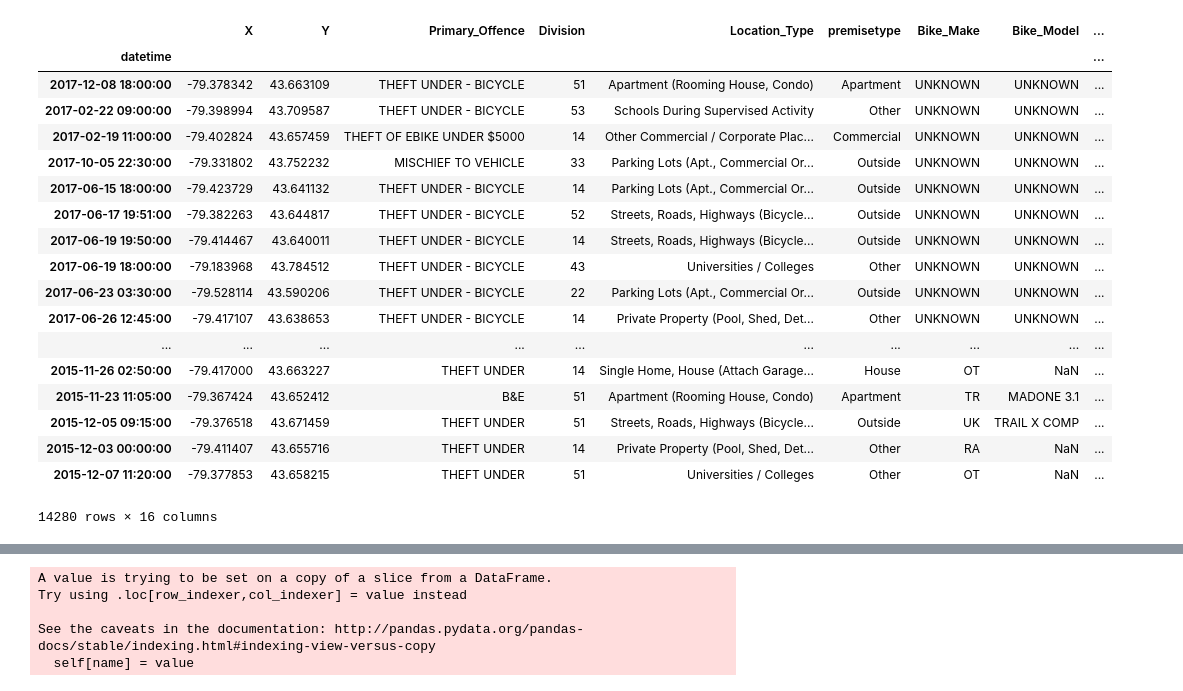
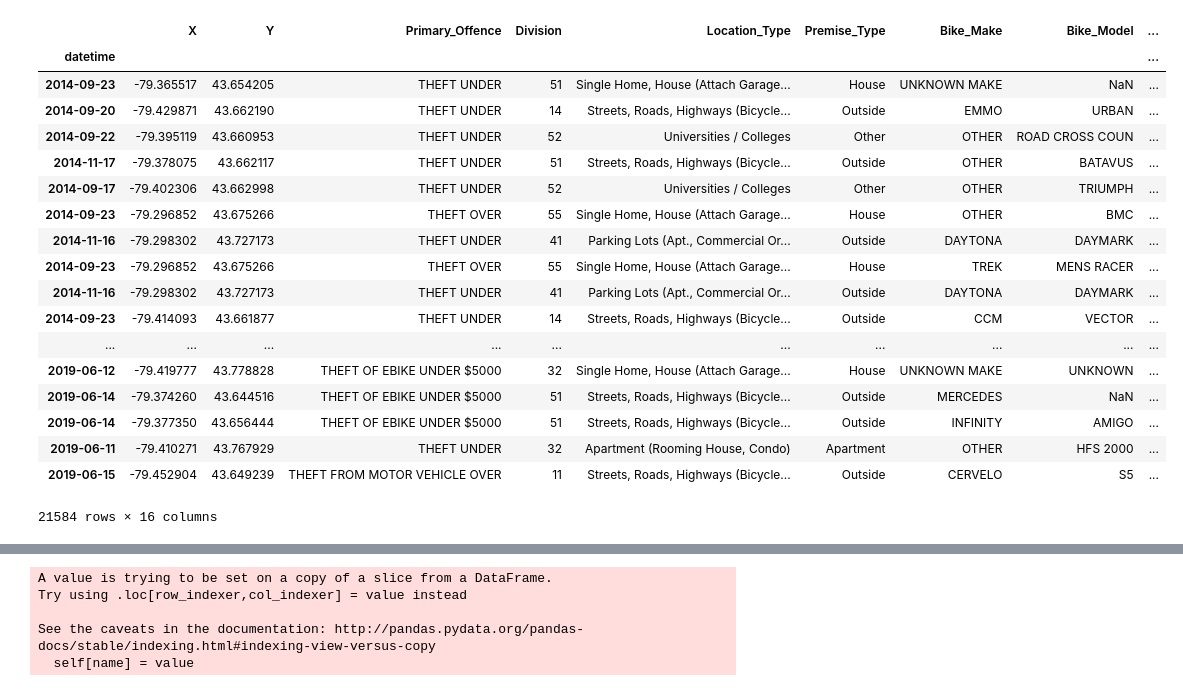
Before and after one commit to simonwongwong/TorontoBicycleCrimes, a Jupyter notebook: Toronto Bicycle Crimes.ipynb, the cells around one changed output, grey strips where cells are left out. Cells and saved outputs as stored; diff of their text form; code cells hidden in the pictures.

```diff
--- a/Toronto Bicycle Crimes.ipynb
+++ b/Toronto Bicycle Crimes.ipynb
@@ -17,31 +17,31 @@ chartify.color_palettes.create_palette(colors=['#155799', '#159957'],
 plt.rcParams['axes.prop_cycle'] = plt.cycler(color=['#003f5c','#00597b','#007494','#0090a6','#00adae','#00c9ad','#00e5a3','#23ff91',"#a2ffc0"])
 # %%
 crime_df = pd.read_csv("Bicycle_Thefts.csv", header=0)
-crime_df['datetime'] = pd.to_datetime(crime_df['Occurrence_Date'] + " " + crime_df['Occurrence_Time'])
+crime_df['datetime'] = pd.to_datetime(crime_df['Occurrence_Date'])# + " " + crime_df['Occurrence_Time'])
 crime_df.set_index("datetime", inplace=True)
-crime_df.drop(['Index_', "event_unique_id", "Occurrence_Date", "Occurrence_Year", "Occurrence_Month", "Occurrence_Day", "Occurrence_Time", "Hood_ID", "FID","City"], axis='columns', inplace=True)
+crime_df.drop(['Index_', "event_unique_id", "Occurrence_Date", "Occurrence_Year", "Occurrence_Month", "Occurrence_Day", "Occurrence_Time", "Hood_ID", "ObjectId","City"], axis='columns', inplace=True)
 
 crime_df
 # %% [output]
-|  | X | Y | Primary_Offence | Division | Location_Type | premisetype | Bike_Make | Bike_Model | ... |
+|  | X | Y | Primary_Offence | Division | Location_Type | Premise_Type | Bike_Make | Bike_Model | ... |
 | datetime |  |  |  |  |  |  |  |  | ... |
-| 2017-12-08 18:00:00 | -79.378342 | 43.663109 | THEFT UNDER - BICYCLE | 51 | Apartment (Rooming House, Condo) | Apartment | UNKNOWN | UNKNOWN | ... |
-| 2017-02-22 09:00:00 | -79.398994 | 43.709587 | THEFT UNDER - BICYCLE | 53 | Schools During Supervised Activity | Other | UNKNOWN | UNKNOWN | ... |
-| 2017-02-19 11:00:00 | -79.402824 | 43.657459 | THEFT OF EBIKE UNDER $5000 | 14 | Other Commercial / Corporate Plac... | Commercial | UNKNOWN | UNKNOWN | ... |
-| 2017-10-05 22:30:00 | -79.331802 | 43.752232 | MISCHIEF TO VEHICLE | 33 | Parking Lots (Apt., Commercial Or... | Outside | UNKNOWN | UNKNOWN | ... |
-| 2017-06-15 18:00:00 | -79.423729 | 43.641132 | THEFT UNDER - BICYCLE | 14 | Parking Lots (Apt., Commercial Or... | Outside | UNKNOWN | UNKNOWN | ... |
-| 2017-06-17 19:51:00 | -79.382263 | 43.644817 | THEFT UNDER - BICYCLE | 52 | Streets, Roads, Highways (Bicycle... | Outside | UNKNOWN | UNKNOWN | ... |
-| 2017-06-19 19:50:00 | -79.414467 | 43.640011 | THEFT UNDER - BICYCLE | 14 | Streets, Roads, Highways (Bicycle... | Outside | UNKNOWN | UNKNOWN | ... |
-| 2017-06-19 18:00:00 | -79.183968 | 43.784512 | THEFT UNDER - BICYCLE | 43 | Universities / Colleges | Other | UNKNOWN | UNKNOWN | ... |
-| 2017-06-23 03:30:00 | -79.528114 | 43.590206 | THEFT UNDER - BICYCLE | 22 | Parking Lots (Apt., Commercial Or... | Outside | UNKNOWN | UNKNOWN | ... |
-| 2017-06-26 12:45:00 | -79.417107 | 43.638653 | THEFT UNDER - BICYCLE | 14 | Private Property (Pool, Shed, Det... | Other | UNKNOWN | UNKNOWN | ... |
+| 2014-09-23 | -79.365517 | 43.654205 | THEFT UNDER | 51 | Single Home, House (Attach Garage... | House | UNKNOWN MAKE | NaN | ... |
+| 2014-09-20 | -79.429871 | 43.662190 | THEFT UNDER | 14 | Streets, Roads, Highways (Bicycle... | Outside | EMMO | URBAN | ... |
+| 2014-09-22 | -79.395119 | 43.660953 | THEFT UNDER | 52 | Universities / Colleges | Other | OTHER | ROAD CROSS COUN | ... |
+| 2014-11-17 | -79.378075 | 43.662117 | THEFT UNDER | 51 | Streets, Roads, Highways (Bicycle... | Outside | OTHER | BATAVUS | ... |
+| 2014-09-17 | -79.402306 | 43.662998 | THEFT UNDER | 52 | Universities / Colleges | Other | OTHER | TRIUMPH | ... |
+| 2014-09-23 | -79.296852 | 43.675266 | THEFT OVER | 55 | Single Home, House (Attach Garage... | House | OTHER | BMC | ... |
+| 2014-11-16 | -79.298302 | 43.727173 | THEFT UNDER | 41 | Parking Lots (Apt., Commercial Or... | Outside | DAYTONA | DAYMARK | ... |
+| 2014-09-23 | -79.296852 | 43.675266 | THEFT OVER | 55 | Single Home, House (Attach Garage... | House | TREK | MENS RACER | ... |
+| 2014-11-16 | -79.298302 | 43.727173 | THEFT UNDER | 41 | Parking Lots (Apt., Commercial Or... | Outside | DAYTONA | DAYMARK | ... |
+| 2014-09-23 | -79.414093 | 43.661877 | THEFT UNDER | 14 | Streets, Roads, Highways (Bicycle... | Outside | CCM | VECTOR | ... |
 | ... | ... | ... | ... | ... | ... | ... | ... | ... | ... |
-| 2015-11-26 02:50:00 | -79.417000 | 43.663227 | THEFT UNDER | 14 | Single Home, House (Attach Garage... | House | OT | NaN | ... |
-| 2015-11-23 11:05:00 | -79.367424 | 43.652412 | B&E | 51 | Apartment (Rooming House, Condo) | Apartment | TR | MADONE 3.1 | ... |
-| 2015-12-05 09:15:00 | -79.376518 | 43.671459 | THEFT UNDER | 51 | Streets, Roads, Highways (Bicycle... | Outside | UK | TRAIL X COMP | ... |
-| 2015-12-03 00:00:00 | -79.411407 | 43.655716 | THEFT UNDER | 14 | Private Property (Pool, Shed, Det... | Other | RA | NaN | ... |
-| 2015-12-07 11:20:00 | -79.377853 | 43.658215 | THEFT UNDER | 51 | Universities / Colleges | Other | OT | NaN | ... |
+| 2019-06-12 | -79.419777 | 43.778828 | THEFT OF EBIKE UNDER $5000 | 32 | Single Home, House (Attach Garage... | House | UNKNOWN MAKE | UNKNOWN | ... |
+| 2019-06-14 | -79.374260 | 43.644516 | THEFT OF EBIKE UNDER $5000 | 51 | Streets, Roads, Highways (Bicycle... | Outside | MERCEDES | NaN | ... |
+| 2019-06-14 | -79.377350 | 43.656444 | THEFT OF EBIKE UNDER $5000 | 51 | Streets, Roads, Highways (Bicycle... | Outside | INFINITY | AMIGO | ... |
+| 2019-06-11 | -79.410271 | 43.767929 | THEFT UNDER | 32 | Apartment (Rooming House, Condo) | Apartment | OTHER | HFS 2000 | ... |
+| 2019-06-15 | -79.452904 | 43.649239 | THEFT FROM MOTOR VEHICLE OVER | 11 | Streets, Roads, Highways (Bicycle... | Outside | CERVELO | S5 | ... |
-14280 rows × 16 columns
+21584 rows × 16 columns
 # %%
 crime_map = folium.Map(location=[43.6532, -79.3832], zoom_start=13)
 
```
Also changed, not shown: parts of 10 cells of this notebook, 2 other files.
